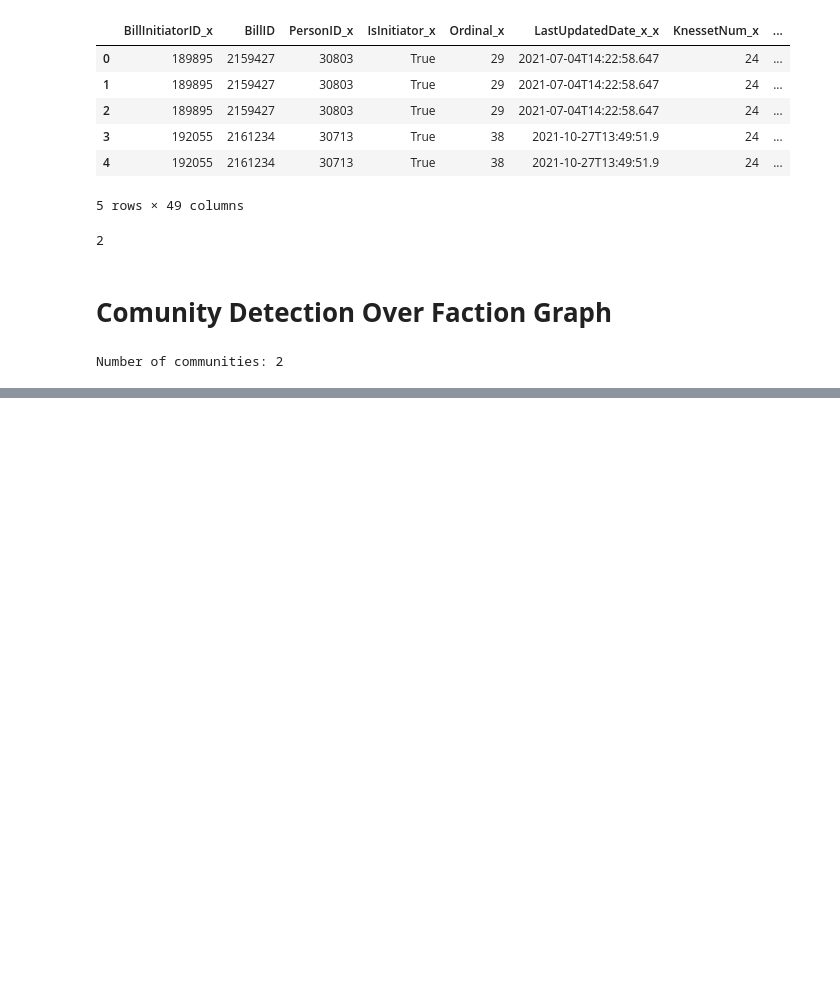
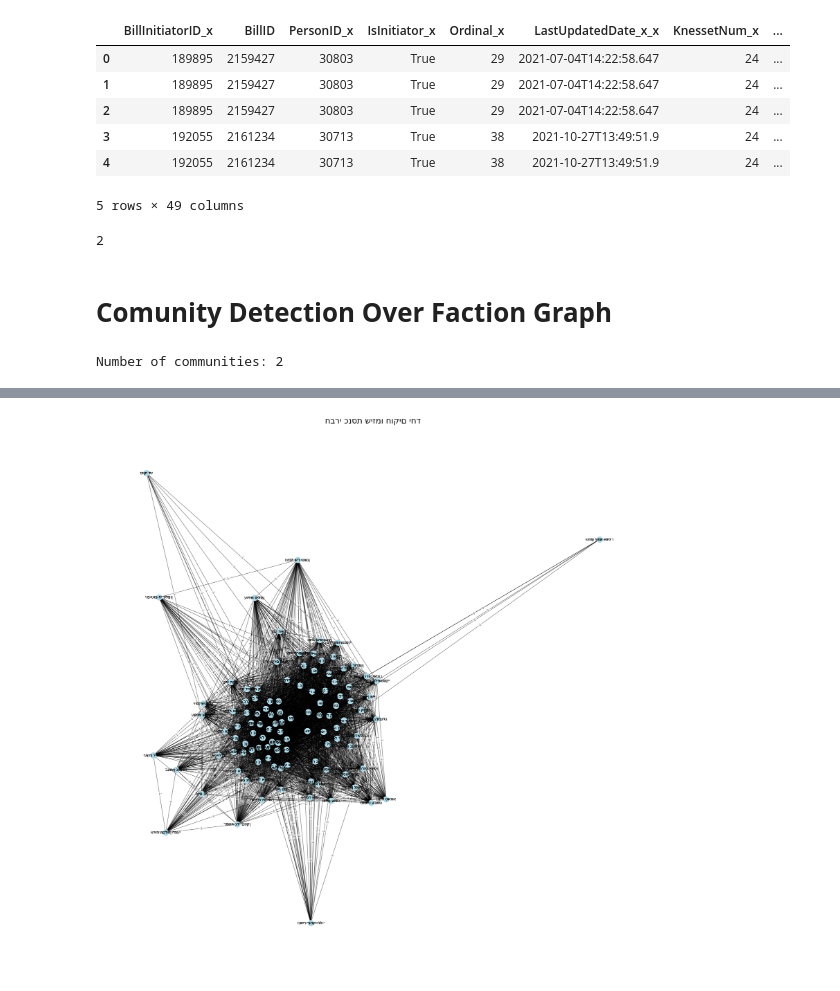
Before and after one commit to moshe-hadad/knesset-network, a Jupyter notebook: collaboration_graph.ipynb, the cells around one changed output, grey strips where cells are left out. Drawn from its saved outputs; the diff is of its cells as text; code cells hidden in the pictures; blank space fills up the shorter version.

```diff
--- a/collaboration_graph.ipynb
+++ b/collaboration_graph.ipynb
@@ -289,0 +294,3 @@ plt.show()
+# %%
+data_for_24th_keneset = knesset_data_set(24)
+data_for_24th_keneset.info()
@@ -289,0 +310,3 @@ plt.show()
+# %%
+members_into = remote_loader(PERSONS_URL)
+members_into.info()
@@ -289,0 +376,4 @@ plt.show()
+# %%
+create_members_graph(data_for_24th_keneset,members_into)
+# %% [output]
+[figure, added]
```
Also changed, not shown: parts of 6 cells of this notebook.
